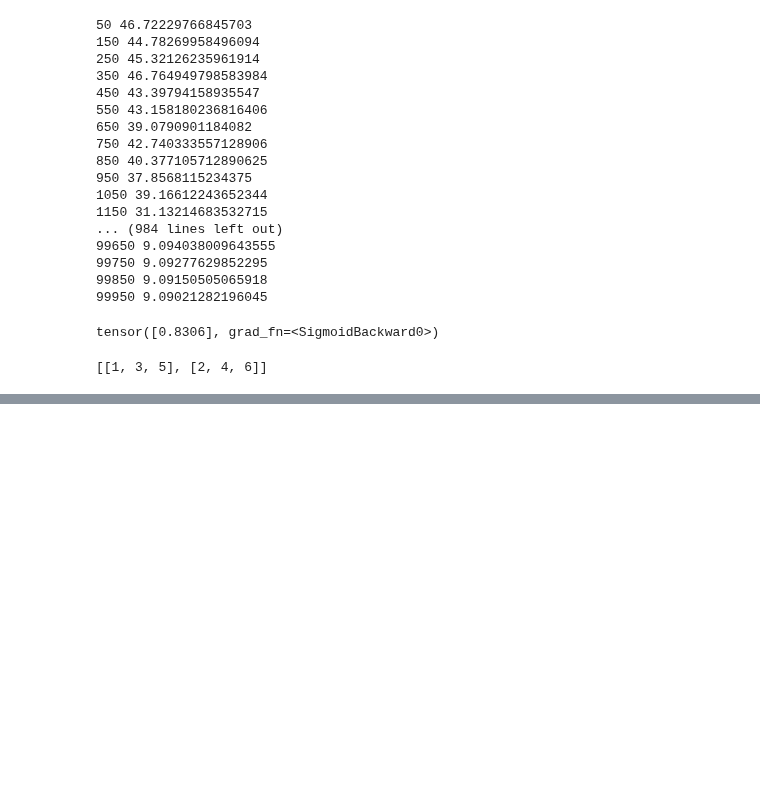
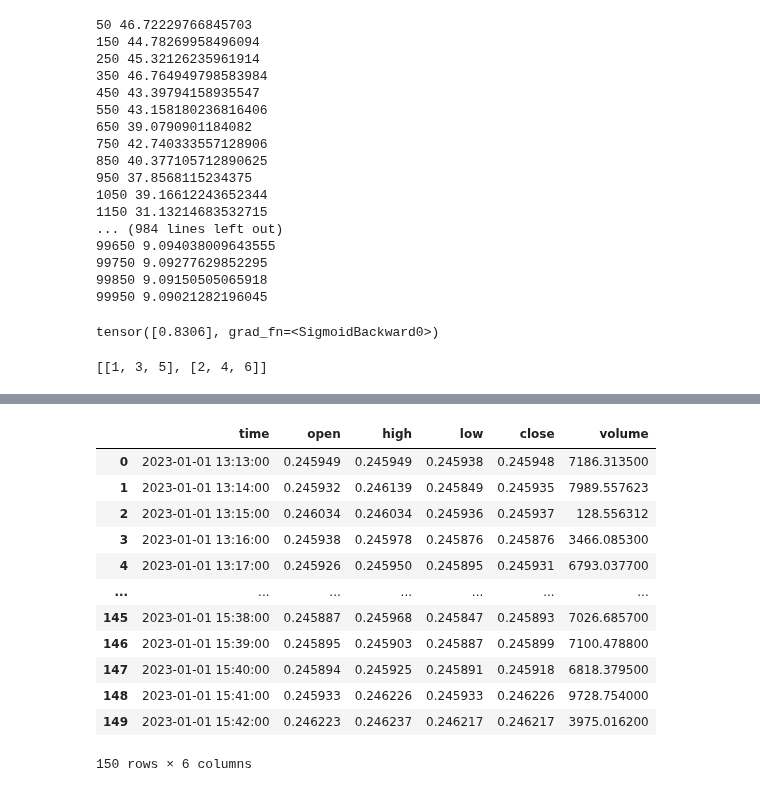
Before and after one commit to hibana2077/OOP-independent-study, a Jupyter notebook: lab/lab.ipynb, the cells around one changed output, grey strips where cells are left out. Saved outputs shown, nothing was run; the diff lists cells and outputs as text; code cells hidden in the pictures; blank space fills up the shorter version.

```diff
--- a/lab/lab.ipynb
+++ b/lab/lab.ipynb
@@ -294,0 +303,29 @@ b
+# %%
+import ccxt
+import pandas as pd
+
+ex = ccxt.huobi({
+    'options': {
+        'defaultType': 'spot',
+    },
+})
+# ex.load_markets()
+# ex.symbols
+df = ex.fetch_ohlcv('ADA/USDT', '1m')
+df = pd.DataFrame(df, columns=['time', 'open', 'high', 'low', 'close', 'volume'])
+df['time'] = pd.to_datetime(df['time'], unit='ms')
+df
+# %% [output]
+|  | time | open | high | low | close | volume |
+| 0 | 2023-01-01 13:13:00 | 0.245949 | 0.245949 | 0.245938 | 0.245948 | 7186.313500 |
+| 1 | 2023-01-01 13:14:00 | 0.245932 | 0.246139 | 0.245849 | 0.245935 | 7989.557623 |
+| 2 | 2023-01-01 13:15:00 | 0.246034 | 0.246034 | 0.245936 | 0.245937 | 128.556312 |
+| 3 | 2023-01-01 13:16:00 | 0.245938 | 0.245978 | 0.245876 | 0.245876 | 3466.085300 |
+| 4 | 2023-01-01 13:17:00 | 0.245926 | 0.245950 | 0.245895 | 0.245931 | 6793.037700 |
+| ... | ... | ... | ... | ... | ... | ... |
+| 145 | 2023-01-01 15:38:00 | 0.245887 | 0.245968 | 0.245847 | 0.245893 | 7026.685700 |
+| 146 | 2023-01-01 15:39:00 | 0.245895 | 0.245903 | 0.245887 | 0.245899 | 7100.478800 |
+| 147 | 2023-01-01 15:40:00 | 0.245894 | 0.245925 | 0.245891 | 0.245918 | 6818.379500 |
+| 148 | 2023-01-01 15:41:00 | 0.245933 | 0.246226 | 0.245933 | 0.246226 | 9728.754000 |
+| 149 | 2023-01-01 15:42:00 | 0.246223 | 0.246237 | 0.246217 | 0.246217 | 3975.016200 |
+150 rows × 6 columns
```
Also changed, not shown: parts of 1 cell of this notebook, 1 other file.
